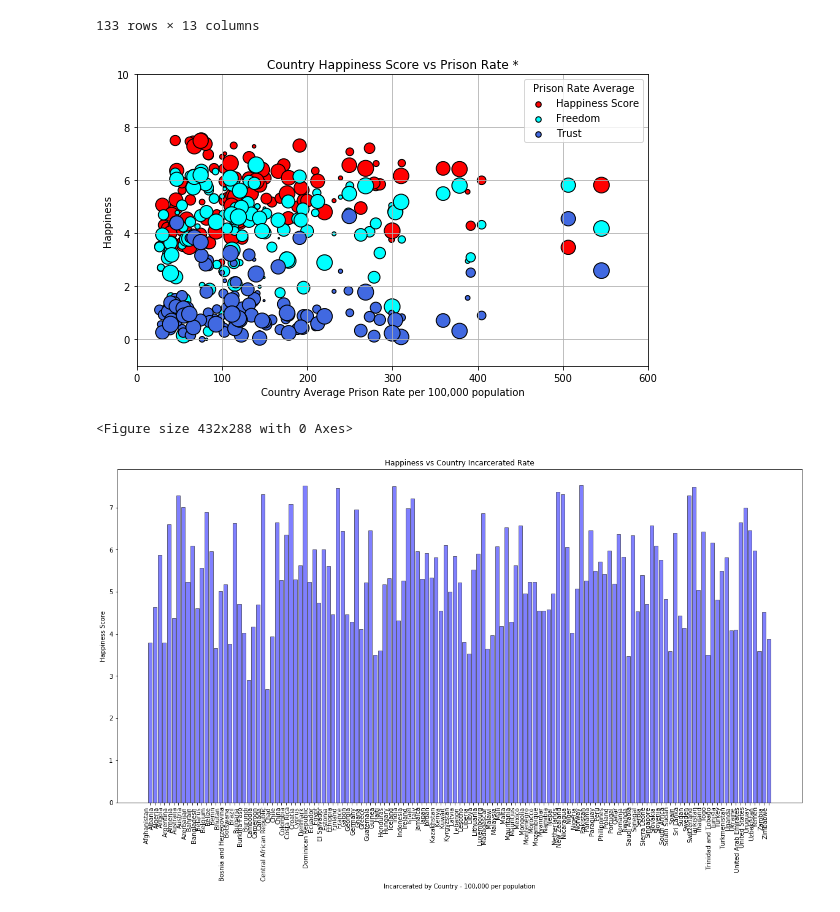
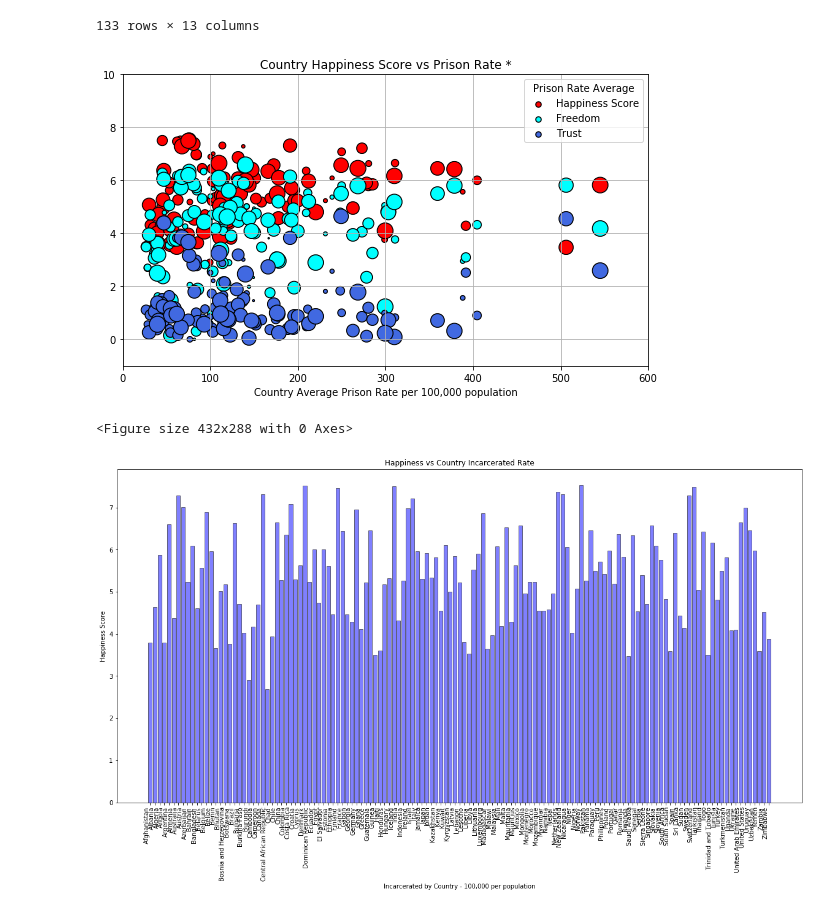
Before and after one commit to beaubatchelor/Health-Lookup-Linking, a Jupyter notebook: International Prison data.ipynb, the cells around one changed output. Cells and saved outputs as stored; diff of their text form; code cells hidden in the pictures.

```diff
--- a/International Prison data.ipynb
+++ b/International Prison data.ipynb
@@ -160,35 +160,35 @@ prison_rate_df.head(200)
 # %%
 # Incorporate the other graph properties
 plt.figure(figsize=(8,5))
 plt.title("Country Happiness Score vs Prison Rate *")
 plt.xlabel("Country Average Prison Rate per 100,000 population")
-plt.ylabel("Happiness")
+#plt.ylabel("Happiness")
 plt.ylim(-1,10)
 plt.xlim(0,600)
 
 country_bubble_size = (np.arange(len(prison_count_average)))*2
 
 plt.scatter(prison_rate_df["Prison Rate Average"],happy_df["Happiness.Score"] , marker="o", facecolors="red",
             label="Happiness Score",edgecolors="black", s=country_bubble_size, alpha=.9999)
 plt.scatter(prison_rate_df["Prison Rate Average"], (happy_df["Freedom"]*10), marker="o", facecolors="cyan",
             label="Freedom",edgecolors="black", s=country_bubble_size, alpha=.9999)
 plt.scatter(prison_rate_df["Prison Rate Average"], (happy_df["Trust..Government.Corruption"])*10, marker="o", facecolors="royalblue",
             label="Trust",edgecolors="black", s=country_bubble_size, alpha=.9999)
 
 # Create a legend
 lgnd=plt.legend(title="Prison Rate Average", loc="best")
 lgnd.legendHandles[0]._sizes = [30]
 lgnd.legendHandles[1]._sizes = [30]
 lgnd.legendHandles[2]._sizes = [30]
 plt.grid(which='major')
 
 # Show plot
 plt.tight_layout()
 plt.show()
 
 plt.savefig("../data/incarcerated_scatter_plot.png")
 # %% [output]
-[figure, old version]
+[figure, new version]
 <Figure size 432x288 with 0 Axes>
 # %%
 # Set x axis and tick locations
```
